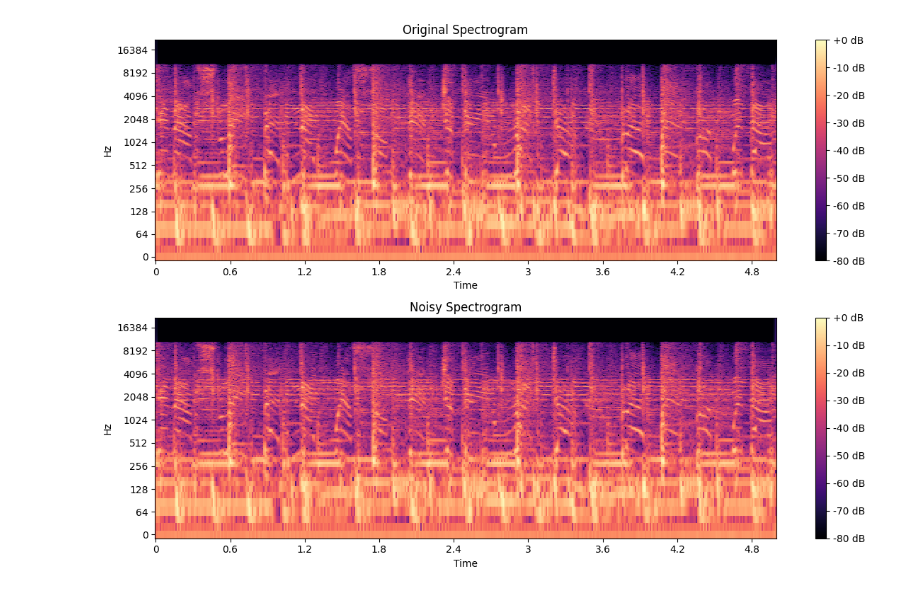
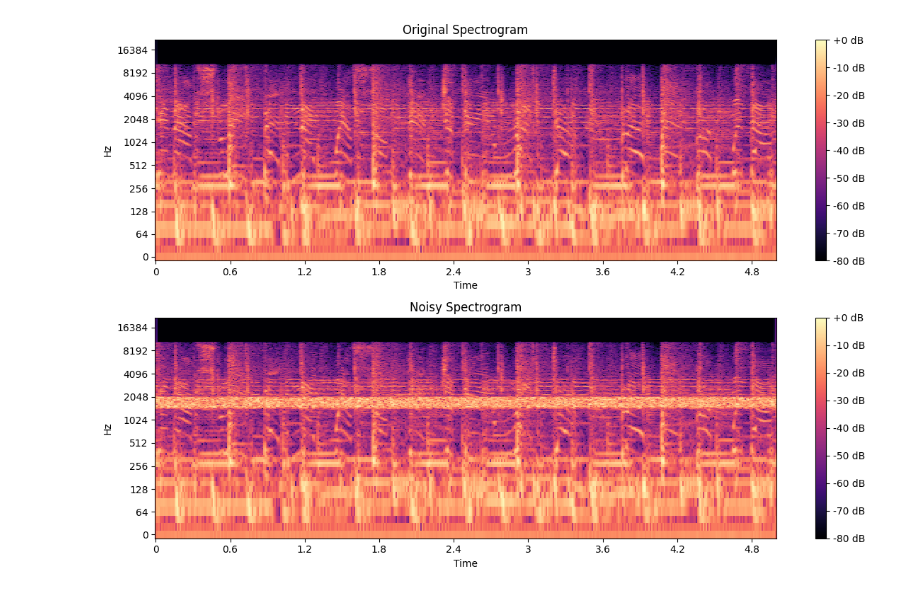
Before and after one commit to crismartinezco/AudioDataAugmentation, a Jupyter notebook: Script in jupyter.ipynb, the cells around one changed output. Cells and saved outputs as stored; diff of their text form; code cells hidden in the pictures.

Commit message:
noise level to dB ready. To Do: separate added noise function.

```diff
--- a/Script in jupyter.ipynb
+++ b/Script in jupyter.ipynb
@@ -105,10 +171,11 @@ fil_freq = np.round([f0*(pow((2**((1.0/1200))),i)) for i in cents])
 # %%
-fourier = librosa.stft(redhot_file)
-fft_freqs = librosa.fft_frequencies(sr=sr, n_fft=1024)
-print(fourier.shape, len(fft_freqs))
-#
-# print(fft_freqs[-1])
-# # print(fourier.shape)
-# # plot_spectrogam(hop_length=hop_length, file=redhot_file)
-# plt.plot(fourier[1])
+# extract and plot STFT -
+fourier_redhot = fourier(redhot_file)
+gray_area_x = [fil_freq[20], fil_freq[21]] # minor 3rd filters
+plot_fourier(signal=fourier_redhot, fft_freqs=fft_freqs, fill_area=gray_area_x, fill=True)
+
+low_freq = 3000  # Lower bound of the frequency range in Hz
+high_freq = 5000  # Upper bound of the frequency range in Hz
+print(np.where((fft_freqs>= low_freq) & (fft_freqs <= high_freq))[0])
+print(fft_freqs[70:75])
 # %% [output]
@@ -116,24 +187,31 @@ print(fourier.shape, len(fft_freqs))
 # %%
-import numpy as np
-import librosa
-import librosa.display
-import soundfile as sf
-import matplotlib.pyplot as plt
 
-def apply_noise_in_frequency_range(audio, sr, low_freq, high_freq, noise_level):
+audio = redhot_file
+sr = 44100
+
+def apply_noise_in_frequency_range(audio, low_freq, high_freq, noise_level_dB):#, band_pass = False):
     # Perform Short-Time Fourier Transform (STFT)
-    D = librosa.stft(audio)
+    D = librosa.stft(audio, n_fft=1024, hop_length=256)
     D_mag, D_phase = librosa.magphase(D)
 
-    # Get the frequencies corresponding to each bin
-    freqs = librosa.fft_frequencies(sr=sr)
+    # Find the indices of the frequency bins that lie within the desired range
+    freq_bins = np.where((fft_freqs >= low_freq) & (fft_freqs <= high_freq))[0]
 
-    # Find the indices of the frequency bins that lie within the desired range
-    freq_bins = np.where((freqs >= low_freq) & (freqs <= high_freq))[0]
+    # Convert noise level from dB to linear scale
+    noise_level_linear = 10**(noise_level_dB / 20.0)
 
     # Apply noise to the magnitude of the specified frequency bins
-    noise = np.random.randn(*D_mag.shape) * noise_level
+    noise = np.random.randn(*D_mag.shape) * noise_level_linear
+
     D_mag[freq_bins, :] += noise[freq_bins, :]
+
+    # if band_pass == False:
+    #     # operator += adds noise to the original values of D_mag
+    #     D_mag[freq_bins, :] += noise[freq_bins, :]
+    #
+    # else:
+    #     # operator = replaces the values, cutting of the frequencies in freq_bins, as a sort of band_pass filter
+    #     D_mag[freq_bins, :] = noise[freq_bins, :]
 
     # Combine the modified magnitude with the original phase
     D_noisy = D_mag * D_phase
@@ -142,44 +220,43 @@ def apply_noise_in_frequency_range(audio, sr, low_freq, high_freq, noise_level):
     audio_noisy = librosa.istft(D_noisy)
 
     return audio_noisy
 
-# Load the audio file
-# filename = 'path_to_your_audio_file.wav'
-audio = redhot_file
-sr = 44100
+# Apply noise in the specified frequency range
+low_freq = 1500  # Lower bound of the frequency range in Hz
+high_freq = 2000  # Upper bound of the frequency range in Hz
+noise_level_dB = 30  # Adjust the noise level as needed
+# freqs = fft_freqs
 
-# Apply noise in the specified frequency range
-low_freq = 500  # Lower bound of the frequency range in Hz
-high_freq = 1500  # Upper bound of the frequency range in Hz
-noise_level = 0.1  # Adjust the noise level as needed
-
-audio_noisy = apply_noise_in_frequency_range(audio, sr, low_freq, high_freq, noise_level)
+audio_noisy = apply_noise_in_frequency_range(audio, low_freq, high_freq, noise_level_dB)#, band_pass=True)
 
 # Save the modified audio to a new file
 output_filename = 'output_noisy.wav'
 sf.write(output_filename, audio_noisy, sr)
 
+# plot_spectrogam(hop_length=1024, file=)
+
 # Optionally, plot the original and modified spectrograms for visualization
 plt.figure(figsize=(12, 8))
 
 plt.subplot(2, 1, 1)
-librosa.display.specshow(librosa.amplitude_to_db(librosa.stft(audio), ref=np.max),
+# librosa.display.specshow(librosa.amplitude_to_db(librosa.stft(audio), ref=np.max),
+librosa.display.specshow(librosa.amplitude_to_db(np.abs(librosa.stft(audio)), ref=np.max),
                          sr=sr, y_axis='log', x_axis='time')
 plt.title('Original Spectrogram')
 plt.colorbar(format='%+2.0f dB')
 
 plt.subplot(2, 1, 2)
-librosa.display.specshow(librosa.amplitude_to_db(librosa.stft(audio_noisy), ref=np.max),
+librosa.display.specshow(librosa.amplitude_to_db(np.abs(librosa.stft(audio_noisy)), ref=np.max),
                          sr=sr, y_axis='log', x_axis='time')
 plt.title('Noisy Spectrogram')
 plt.colorbar(format='%+2.0f dB')
 
 plt.tight_layout()
 plt.show()
 
 # Optionally, play the modified audio (for Jupyter notebooks)
 from IPython.display import Audio
 Audio(data=audio_noisy, rate=sr)
 # %% [output]
-[figure, old version]
+[figure, new version]
 [interactive output not drawn]
```
Also changed, not shown: parts of 10 cells of this notebook.
